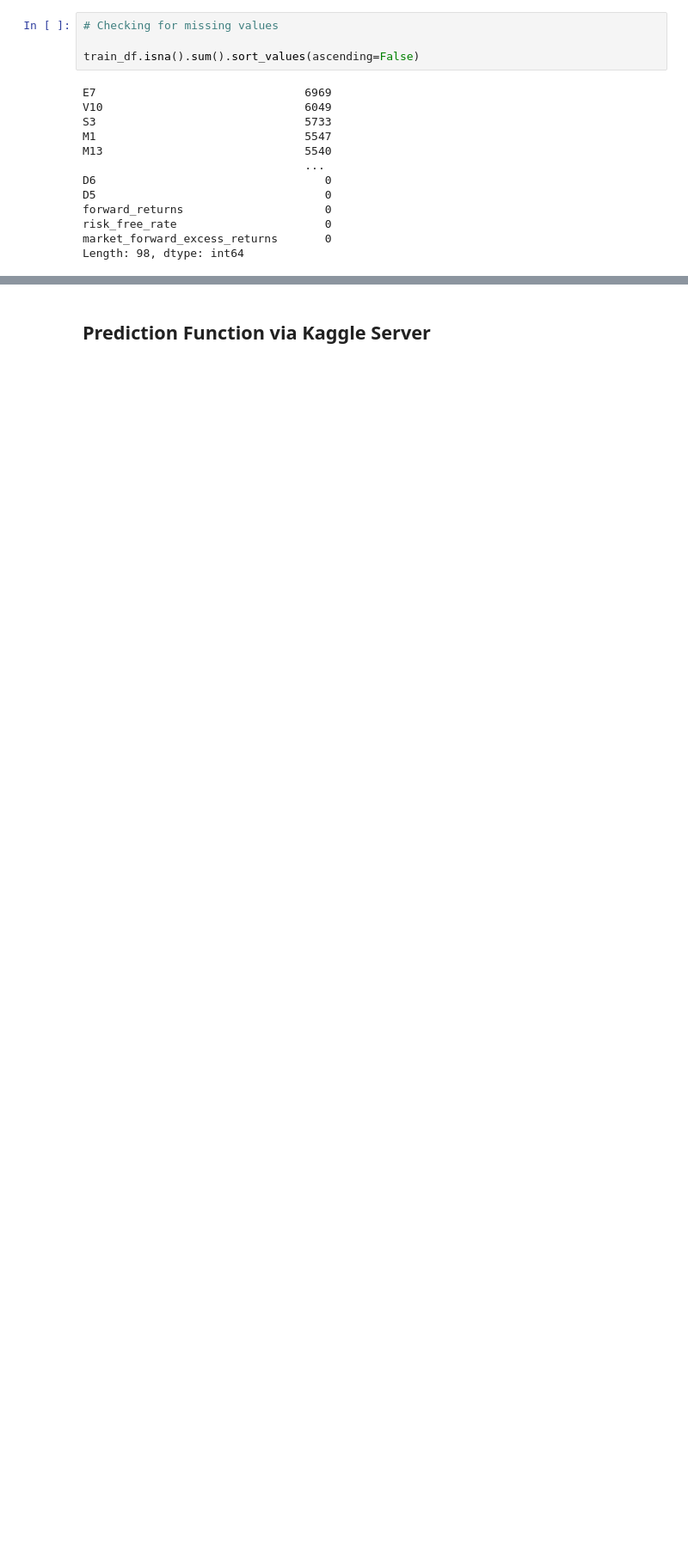
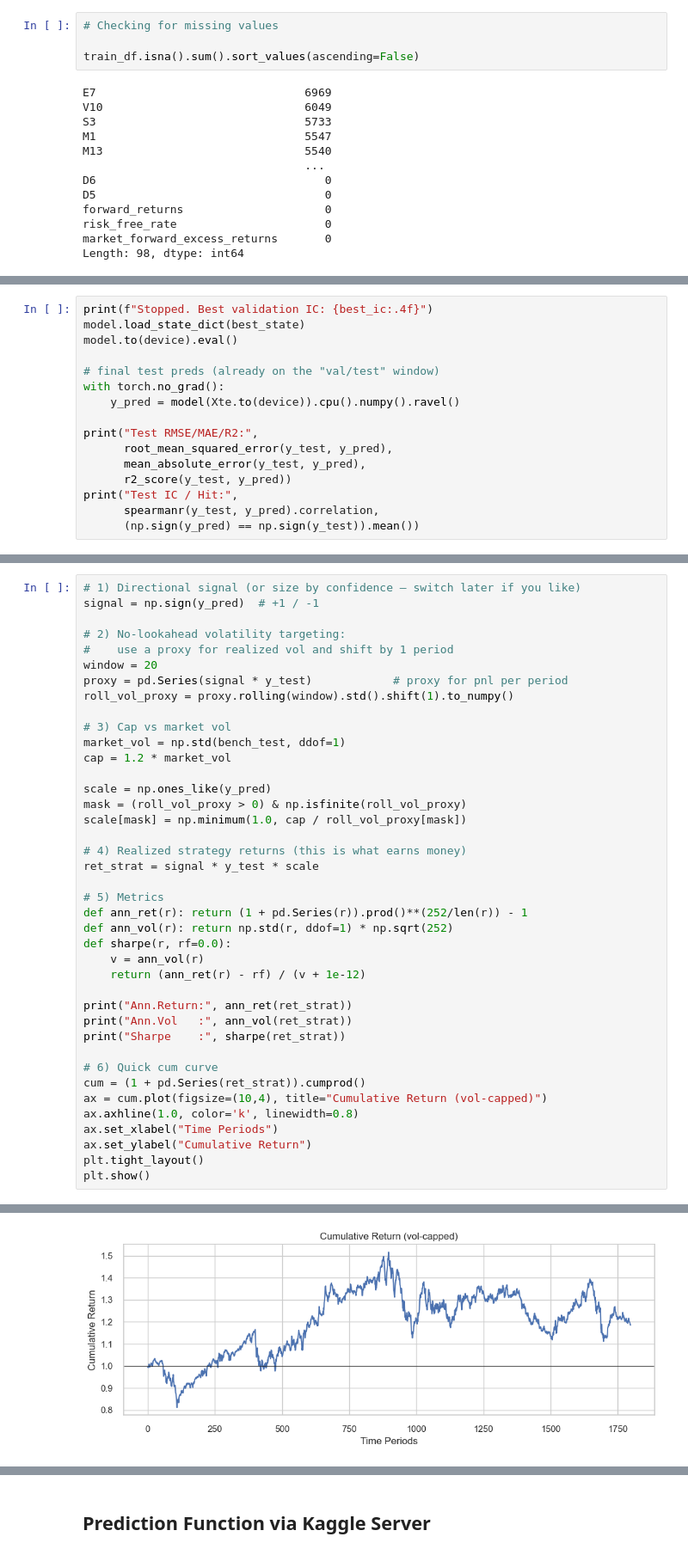
Before and after one commit to eugene-maina72/hull-tactical_kaggle_competition, a Jupyter notebook: hull-notebook.ipynb, the cells around one changed output, grey strips where cells are left out. Shown at 86% size. Saved outputs shown, nothing was run; the diff lists cells and outputs as text; blank space fills up the shorter version.

```diff
--- a/hull-notebook.ipynb
+++ b/hull-notebook.ipynb
@@ -431,0 +791,16 @@ model.fit(X_train, y_train)
+# %%
+print(f"Stopped. Best validation IC: {best_ic:.4f}")
+model.load_state_dict(best_state)
+model.to(device).eval()
+
+# final test preds (already on the "val/test" window)
+with torch.no_grad():
+    y_pred = model(Xte.to(device)).cpu().numpy().ravel()
+
+print("Test RMSE/MAE/R2:",
+      root_mean_squared_error(y_test, y_pred),
+      mean_absolute_error(y_test, y_pred),
+      r2_score(y_test, y_pred))
+print("Test IC / Hit:",
+      spearmanr(y_test, y_pred).correlation,
+      (np.sign(y_pred) == np.sign(y_test)).mean())
@@ -431,0 +813,41 @@ model.fit(X_train, y_train)
+# %%
+# 1) Directional signal (or size by confidence — switch later if you like)
+signal = np.sign(y_pred)  # +1 / -1
+
+# 2) No-lookahead volatility targeting:
+#    use a proxy for realized vol and shift by 1 period
+window = 20
+proxy = pd.Series(signal * y_test)            # proxy for pnl per period
+roll_vol_proxy = proxy.rolling(window).std().shift(1).to_numpy()
+
+# 3) Cap vs market vol
+market_vol = np.std(bench_test, ddof=1)
+cap = 1.2 * market_vol
+
+scale = np.ones_like(y_pred)
+mask = (roll_vol_proxy > 0) & np.isfinite(roll_vol_proxy)
+scale[mask] = np.minimum(1.0, cap / roll_vol_proxy[mask])
+
+# 4) Realized strategy returns (this is what earns money)
+ret_strat = signal * y_test * scale
+
+# 5) Metrics
+def ann_ret(r): return (1 + pd.Series(r)).prod()**(252/len(r)) - 1
+def ann_vol(r): return np.std(r, ddof=1) * np.sqrt(252)
+def sharpe(r, rf=0.0):
+    v = ann_vol(r)
+    return (ann_ret(r) - rf) / (v + 1e-12)
+
+print("Ann.Return:", ann_ret(ret_strat))
+print("Ann.Vol   :", ann_vol(ret_strat))
+print("Sharpe    :", sharpe(ret_strat))
+
+# 6) Quick cum curve
+cum = (1 + pd.Series(ret_strat)).cumprod()
+ax = cum.plot(figsize=(10,4), title="Cumulative Return (vol-capped)")
+ax.axhline(1.0, color='k', linewidth=0.8)
+ax.set_xlabel("Time Periods")
+ax.set_ylabel("Cumulative Return")
+plt.tight_layout()
+plt.show()
+# %% [output]
@@ -431,0 +857 @@ model.fit(X_train, y_train)
+[figure, added]
```
Also changed, not shown: parts of 64 cells of this notebook, 5 other files.
